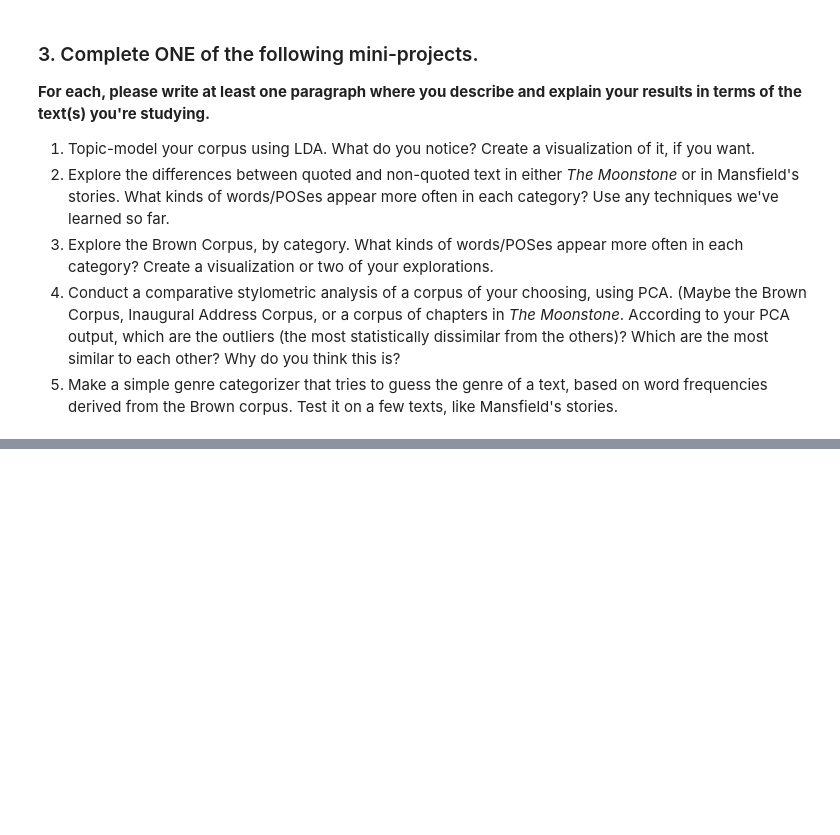
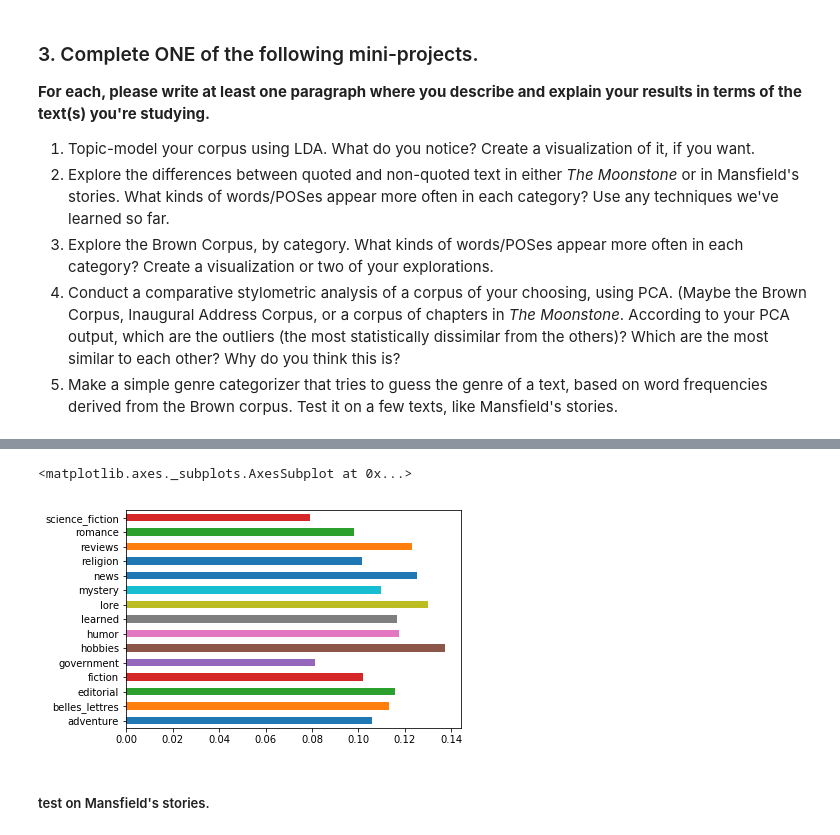
Before and after one commit to CgyAlexwong/Natural-Languague-Process, a Jupyter notebook: Homework/ChenGengyang-HW4.ipynb, the cells around one changed output, grey strips where cells are left out. Saved outputs shown, nothing was run; the diff lists cells and outputs as text; code cells hidden in the pictures; blank space fills up the shorter version.

```diff
--- a/Homework/ChenGengyang-HW4.ipynb
+++ b/Homework/ChenGengyang-HW4.ipynb
@@ -75,0 +252,4 @@ Insert your markdown here.
+# %%
+tfidf = TfidfVectorizer(tokenizer=nltk.word_tokenize, max_features=400)
+# %%
+tfMatrix=tfidf.fit_transform(rawTexts)
@@ -75,0 +274,2 @@ Insert your markdown here.
+# %%
+wordLabels=tfidf.get_feature_names()
@@ -75,0 +278,7 @@ Insert your markdown here.
+# %%
+df = pd.DataFrame(tfMatrix.todense(), index=labels, columns=wordLabels)
+# %%
+df['a/at'].plot(kind='barh')
+# %% [output]
+<matplotlib.axes._subplots.AxesSubplot at 0x...>
+[figure, added]
@@ -75,0 +295,2 @@ Insert your markdown here.
+# %% [markdown]
+##### test on Mansfield's stories.
```
Also changed, not shown: parts of 45 cells of this notebook, 1 other file.
